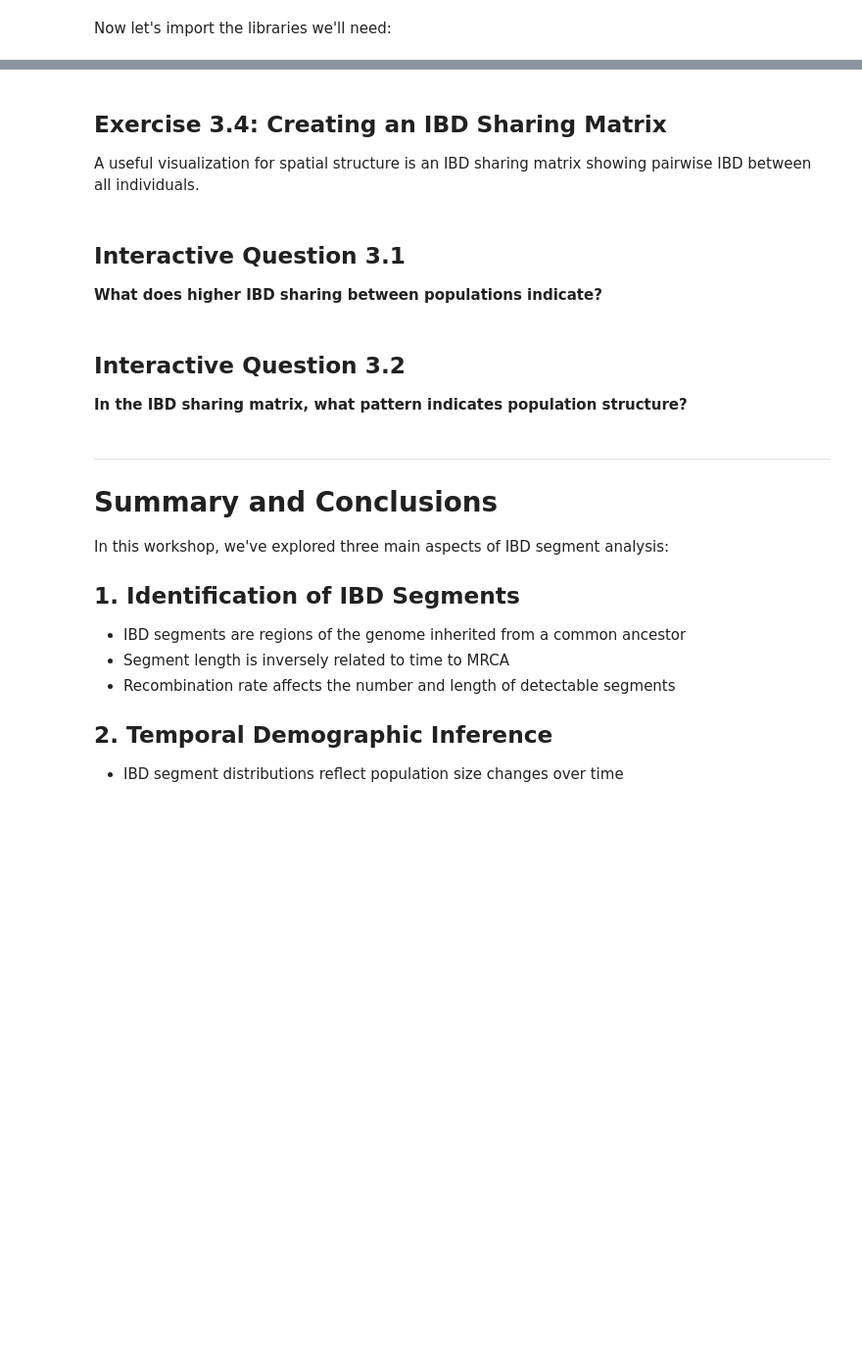
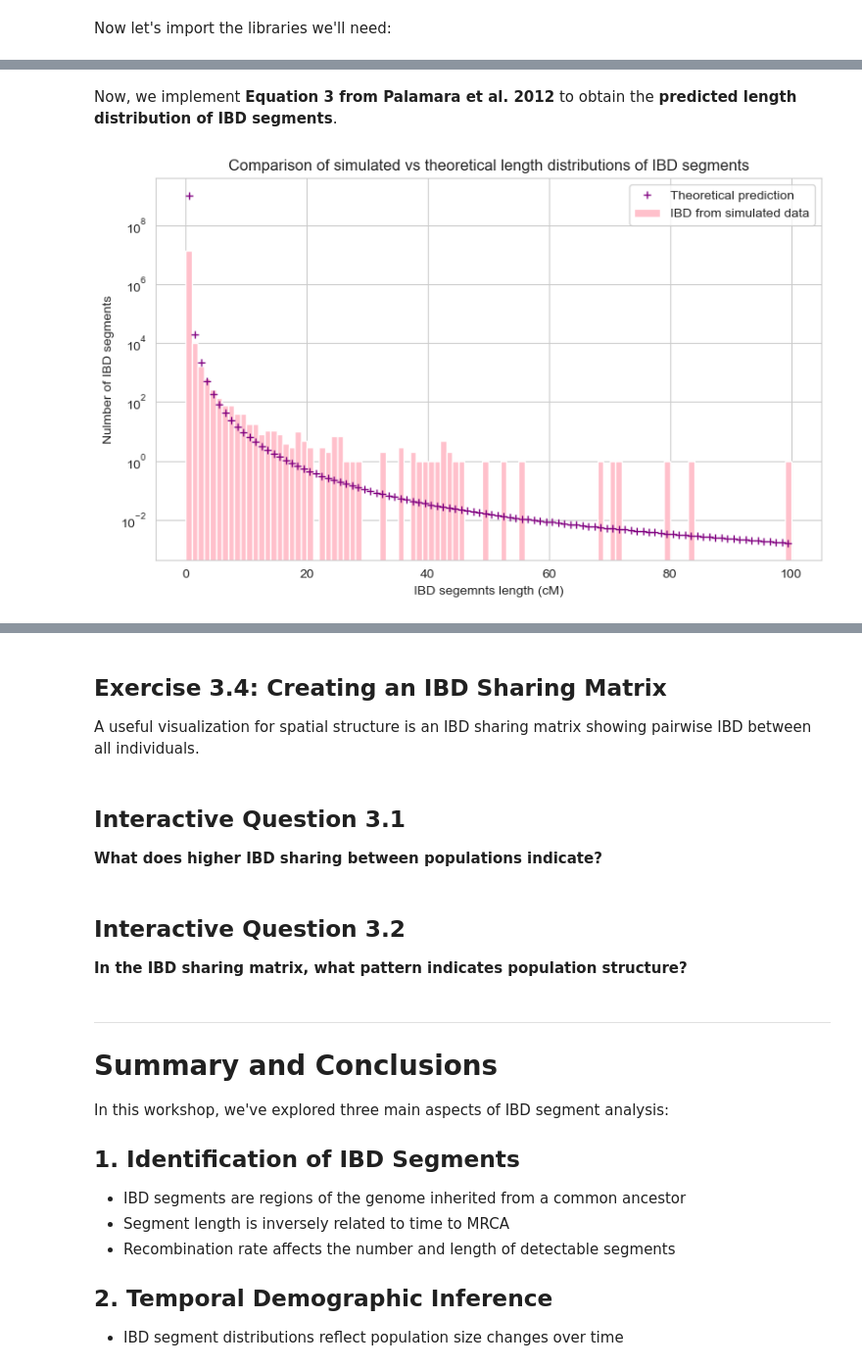
Before and after one commit to PA-GAGNAIRE/DevOCGen, a Jupyter notebook: IBD_genomics_workshop.ipynb, the cells around one changed output, grey strips where cells are left out. Shown at 98% size. Saved outputs shown, nothing was run; the diff lists cells and outputs as text; code cells hidden in the pictures; blank space fills up the shorter version.

```diff
--- a/IBD_genomics_workshop.ipynb
+++ b/IBD_genomics_workshop.ipynb
@@ -841,0 +581,67 @@ plt.show()
+# %% [markdown]
+Now, we implement **Equation 3 from Palamara et al. 2012** to obtain the **predicted length distribution of IBD segments**.
+# %%
+# Bin IBD lengths from the dataframe containing extracted IBD segments:
+ibd_test["Length_cM"] = ibd_test["Length"] * 1e-6
+counts, bin_edges = np.histogram(ibd_test["Length_cM"], bins=100, range=(0, 100), density=False)
+
+# Count the number of meioses (i.e. generations) separating pairs of individuals at each segment:
+meiosis_distances = ibd_test['Time'] * 2
+# Count the number of segments for each number of meioses
+meiosis_distances = [int(round(d)) for d in meiosis_distances if d > 0]
+meiosis_counts = Counter(meiosis_distances)
+
+# Account for recombination at each meiosis using Erlang2 law to compute the expected number of IBD segments per bin:
+def expected_ibd_segments_per_bin(meiosis_counts, genome_length, bin_size_pb, recomb_rate_per_bp):
+    # Total number of IBD segments to predict
+    total_pairs = sum(meiosis_counts.values())
+
+    # Prepare intervals for binning IBD segments
+    bins_start = np.arange(0, genome_length, bin_size_pb)
+    bins_end = bins_start + bin_size_pb
+
+    # Convert intervals coordinates in centiMorgans
+    recomb_rate_in_cM_per_mb = recomb_rate_per_bp * 1e6 * 1e2
+    bins_start_cM = (bins_start / 1e6) * recomb_rate_in_cM_per_mb
+    bins_end_cM = (bins_end / 1e6) * recomb_rate_in_cM_per_mb
+
+    total_ibd_by_bin = []
+    # For each bin defining a length range R=[u,v], we predict the number of IBD segments whose length lies within that interval
+    for i, (u, v) in enumerate(zip(bins_start_cM, bins_end_cM)):
+        total_ibd = 0.0
+        # For m meioses found in count IBD segments
+        for m, count in meiosis_counts.items():
+            # Calculate the probability of finding an IBD segment whose length lies within interval [u,v]
+            segment_prob = (m / 100) * (np.exp(-m * u / 100) - np.exp(-m * v / 100))
+            # Transform into predicted count
+            total_ibd += segment_prob * count
+        total_ibd_by_bin.append(total_ibd)
+
+    ibd_count_raw = np.array(total_ibd_by_bin)
+
+    return ibd_count_raw, bins_start, bins_end
+
+# Calculate the distribution of raw ibd counts per bin
+ibd_count_raw, bins_start, bins_end = expected_ibd_segments_per_bin(meiosis_counts, sequence_length, bin_size_pb, recomb_rate)
+
+# Define bounds u and v
+recomb_rate_in_cM_per_mb = recomb_rate * 1e6 * 1e2
+bins_start_cM = (bins_start / 1e6) * recomb_rate_in_cM_per_mb
+bins_end_cM = (bins_end / 1e6) * recomb_rate_in_cM_per_mb
+
+bin_widths_cM = bins_end_cM - bins_start_cM
+bin_centers_cM = (bins_start + bins_end) / 2 * recomb_rate * 100
+
+plt.figure(figsize=(8, 5))
+plt.bar(bins_start * recomb_rate * 100, counts,
+        width=bin_widths_cM, align='edge', color='pink', label='IBD from simulated data')
+plt.plot(bin_centers_cM, ibd_count_raw, marker='+', linestyle='none', color='purple', label='Theoretical prediction', markersize=6)
+plt.yscale('log')
+plt.xlabel("IBD segemnts length (cM)")
+plt.ylabel("Nulmber of IBD segments")
+plt.title("Comparison of simulated vs theoretical length distributions of IBD segments")
+plt.legend()
+plt.tight_layout()
+plt.show()
+# %% [output]
+[figure, added]
```
Also changed, not shown: parts of 93 cells of this notebook, 8 other files.
